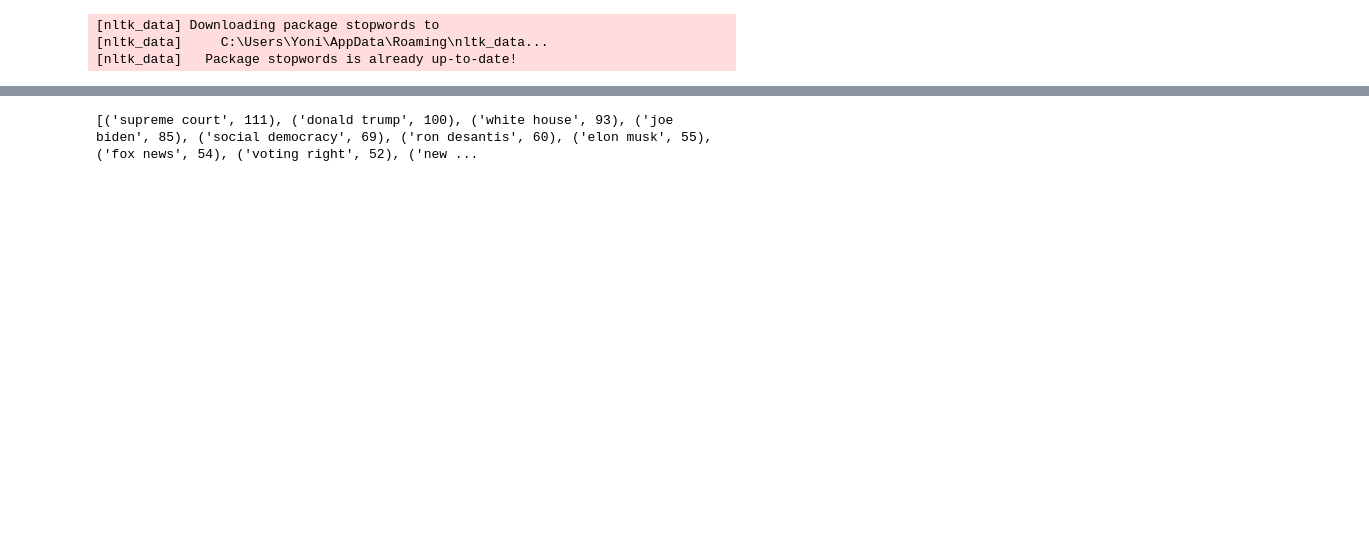
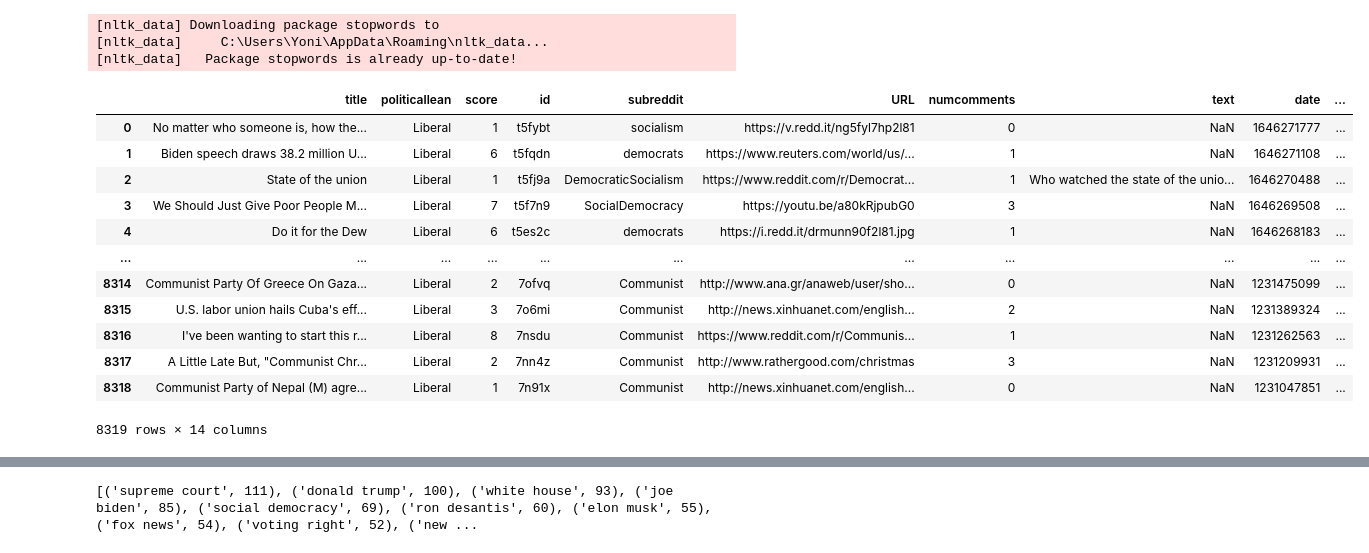
Before and after one commit to jontseg/csc874, a Jupyter notebook: TitleClassificationExample.ipynb, the cells around one changed output, grey strips where cells are left out. Drawn from its saved outputs; the diff is of its cells as text; code cells hidden in the pictures; blank space fills up the shorter version.

```diff
--- a/TitleClassificationExample.ipynb
+++ b/TitleClassificationExample.ipynb
@@ -248,6 +262,22 @@ warnings.filterwarnings('ignore')
 [nltk_data] Downloading package stopwords to
 [nltk_data]     C:\Users\Yoni\AppData\Roaming\nltk_data...
 [nltk_data]   Package stopwords is already up-to-date!
+# %%
+df[df['politicallean'] == "Liberal"]
+# %% [output]
+|  | title | politicallean | score | id | subreddit | URL | numcomments | text | date | ... |
+| 0 | No matter who someone is, how the... | Liberal | 1 | t5fybt | socialism | https://v.redd.it/ng5fyl7hp2l81 | 0 | NaN | 1646271777 | ... |
+| 1 | Biden speech draws 38.2 million U... | Liberal | 6 | t5fqdn | democrats | https://www.reuters.com/world/us/... | 1 | NaN | 1646271108 | ... |
+| 2 | State of the union | Liberal | 1 | t5fj9a | DemocraticSocialism | https://www.reddit.com/r/Democrat... | 1 | Who watched the state of the unio... | 1646270488 | ... |
+| 3 | We Should Just Give Poor People M... | Liberal | 7 | t5f7n9 | SocialDemocracy | https://youtu.be/a80kRjpubG0 | 3 | NaN | 1646269508 | ... |
+| 4 | Do it for the Dew | Liberal | 6 | t5es2c | democrats | https://i.redd.it/drmunn90f2l81.jpg | 1 | NaN | 1646268183 | ... |
+| ... | ... | ... | ... | ... | ... | ... | ... | ... | ... | ... |
+| 8314 | Communist Party Of Greece On Gaza... | Liberal | 2 | 7ofvq | Communist | http://www.ana.gr/anaweb/user/sho... | 0 | NaN | 1231475099 | ... |
+| 8315 | U.S. labor union hails Cuba's eff... | Liberal | 3 | 7o6mi | Communist | http://news.xinhuanet.com/english... | 2 | NaN | 1231389324 | ... |
+| 8316 | I've been wanting to start this r... | Liberal | 8 | 7nsdu | Communist | https://www.reddit.com/r/Communis... | 1 | NaN | 1231262563 | ... |
+| 8317 | A Little Late But, "Communist Chr... | Liberal | 2 | 7nn4z | Communist | http://www.rathergood.com/christmas | 3 | NaN | 1231209931 | ... |
+| 8318 | Communist Party of Nepal (M) agre... | Liberal | 1 | 7n91x | Communist | http://news.xinhuanet.com/english... | 0 | NaN | 1231047851 | ... |
+8319 rows × 14 columns
 # %%
 def get_top_n_gram(corpus,ngram_range,n=None):
     vec = CountVectorizer(ngram_range=ngram_range,stop_words = 'english').fit(corpus)
```
Also changed, not shown: parts of 35 cells of this notebook, 2 other files.
